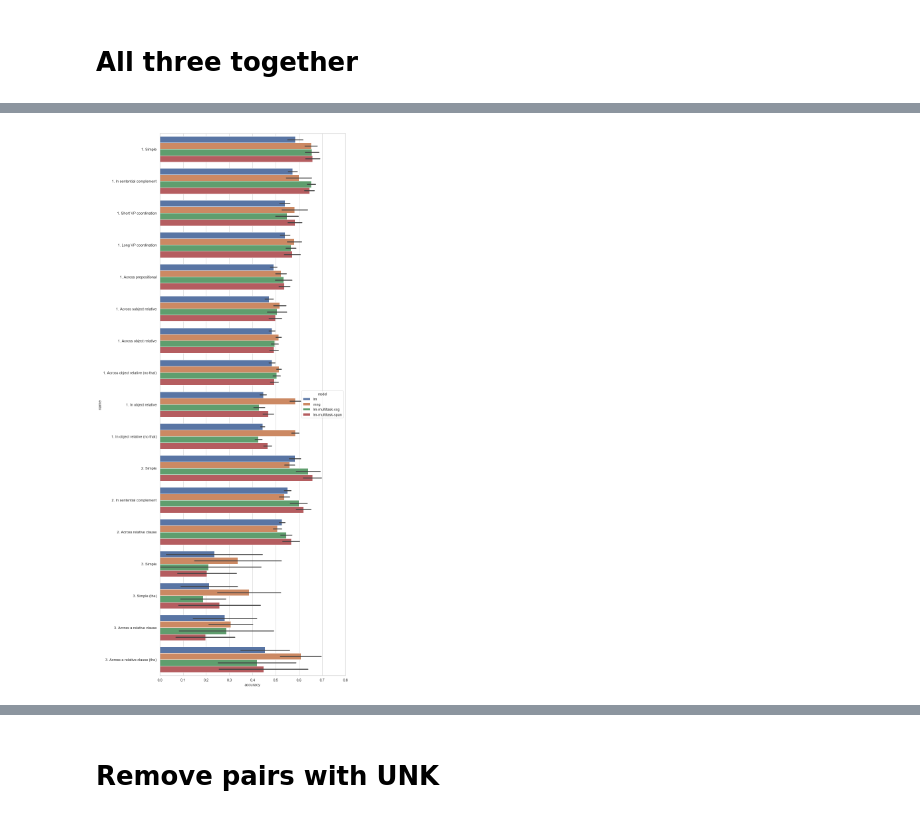
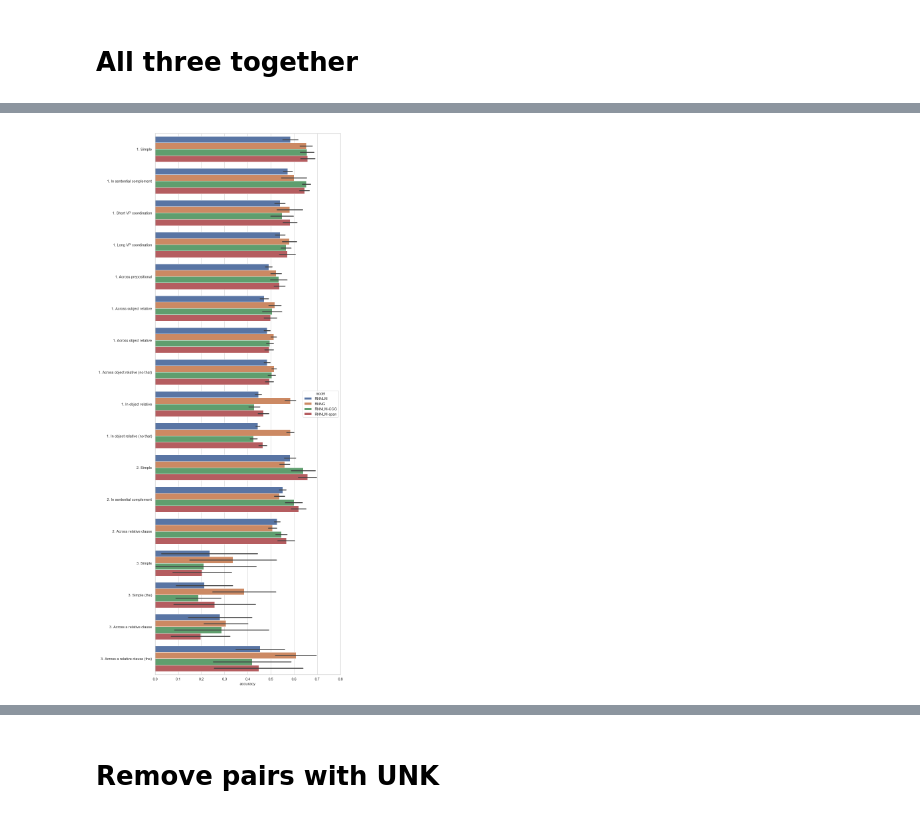
Before and after one commit to daandouwe/Thesis, a Jupyter notebook: notebooks/show-syneval-results-v2.ipynb, the cells around one changed output, grey strips where cells are left out. Cells and saved outputs as stored; diff of their text form; code cells hidden in the pictures.

```diff
--- a/notebooks/show-syneval-results-v2.ipynb
+++ b/notebooks/show-syneval-results-v2.ipynb
@@ -271,7 +272,7 @@ lm_dfs = [
     pd.read_csv(f'../models/{folder}/output/syneval_results.tsv', sep='\t')
     for folder in lm_folders
 ]
-lm_df = get_results_as_dataframe(lm_dfs, 'lm', rename_dict=NAME_DICT_FANCY)
+lm_df = get_results_as_dataframe(lm_dfs, 'RNNLM', rename_dict=NAME_DICT_FANCY)
 # %%
 fig, ax = plt.subplots(figsize=(15, 10))
 g = sns.barplot(
@@ -426,19 +428,14 @@ rnng_folders
  'gen-rnng_dev=102.58',
  'gen-rnng_dev=103.74']
 # %%
-# rnng_dfs = [
-#     pd.read_csv(f'../models/gen-rnng_dev=90.92/output/syneval_results_{i}.tsv', sep='\t')
-#     for i in range(1, 16)
-# ]
-
 rnng_dfs = [
     pd.read_csv(f'../models/{folder}/output/syneval_results.tsv', sep='\t')
     for folder in rnng_folders
 ]
 
-rnng_df = get_results_as_dataframe(rnng_dfs, 'rnng', rename_dict=NAME_DICT_FANCY)
+rnng_df = get_results_as_dataframe(rnng_dfs, 'RNNG', rename_dict=NAME_DICT_FANCY)
 
-rnng_nounk_df = get_results_as_dataframe(rnng_dfs, 'rnng no-unk', rename_dict=NAME_DICT_FANCY, exclude_unks=True)
+rnng_nounk_df = get_results_as_dataframe(rnng_dfs, 'RNNG no-unk', rename_dict=NAME_DICT_FANCY, exclude_unks=True)
 # %%
 fig, ax = plt.subplots(figsize=(15, 10))
 g = sns.barplot(
@@ -484,2 +500,16 @@ plt.savefig('figures/syneval/lm-rnng_unk-no-unk.pdf', bbox_inches='tight')
 # %% [markdown]
 # All three together
+# %%
+lm_all = pd.concat([rnng_df, rnng_crf, multi_df, lm_df])
+
+sns.set(style="whitegrid", font_scale=2)
+
+fig, ax = plt.subplots(figsize=(10, 35))
+g = sns.barplot(
+    data=lm_all, y='name', x='accuracy', hue='model', ax=ax, order=FANCY, ci='sd')
+plt.xlim(0, 0.7)
+ax.set_ylabel('')
+plt.legend(bbox_to_anchor=(1, 1), loc=2)
+plt.savefig('figures/syneval/all/all_large-font.pdf', bbox_inches='tight')
+
+sns.set(style="whitegrid")
@@ -485,0 +518,17 @@ plt.savefig('figures/syneval/lm-rnng_unk-no-unk.pdf', bbox_inches='tight')
+# %%
+sns.set(style="whitegrid")
+
+fig, ax = plt.subplots(figsize=(10, 35))
+g = sns.barplot(
+    data=lm_all, y='name', x='accuracy', hue='model', ax=ax, order=FANCY, ci='sd')
+plt.xlim(0, 0.8)
+ax.set_ylabel('')
+plt.savefig('figures/syneval/all/all.pdf', bbox_inches='tight')
+
+fig, ax = plt.subplots(figsize=(35, 10))
+g = sns.barplot(
+    data=lm_all, x='name', y='accuracy', hue='model', ax=ax, order=FANCY, ci='sd')
+labels = plt.xticks(rotation=90)
+plt.ylim(0, 0.8)
+ax.set_xlabel('')
+plt.savefig('figures/syneval/all/all_horizontal.pdf', bbox_inches='tight')
@@ -486,12 +538,13 @@ plt.savefig('figures/syneval/lm-rnng_unk-no-unk.pdf', bbox_inches='tight')
 # %%
 lm_all = pd.concat([lm_df, rnng_df, multi_df])
 
 fig, ax = plt.subplots(figsize=(10, 30))
 g = sns.barplot(
     data=lm_all, y='name', x='accuracy', hue='model', ax=ax, order=FANCY, ci='sd')
 
 plt.xlim(0, 0.8)
+ax.set_ylabel('')
 
-plt.savefig('figures/syneval/all.pdf', bbox_inches='tight')
+plt.savefig('figures/syneval/all/all_no-crf.pdf', bbox_inches='tight')
 # %% [output]
-[figure, old version]
+[figure, new version]
```
Also changed, not shown: parts of 19 cells of this notebook, 23 other files.
